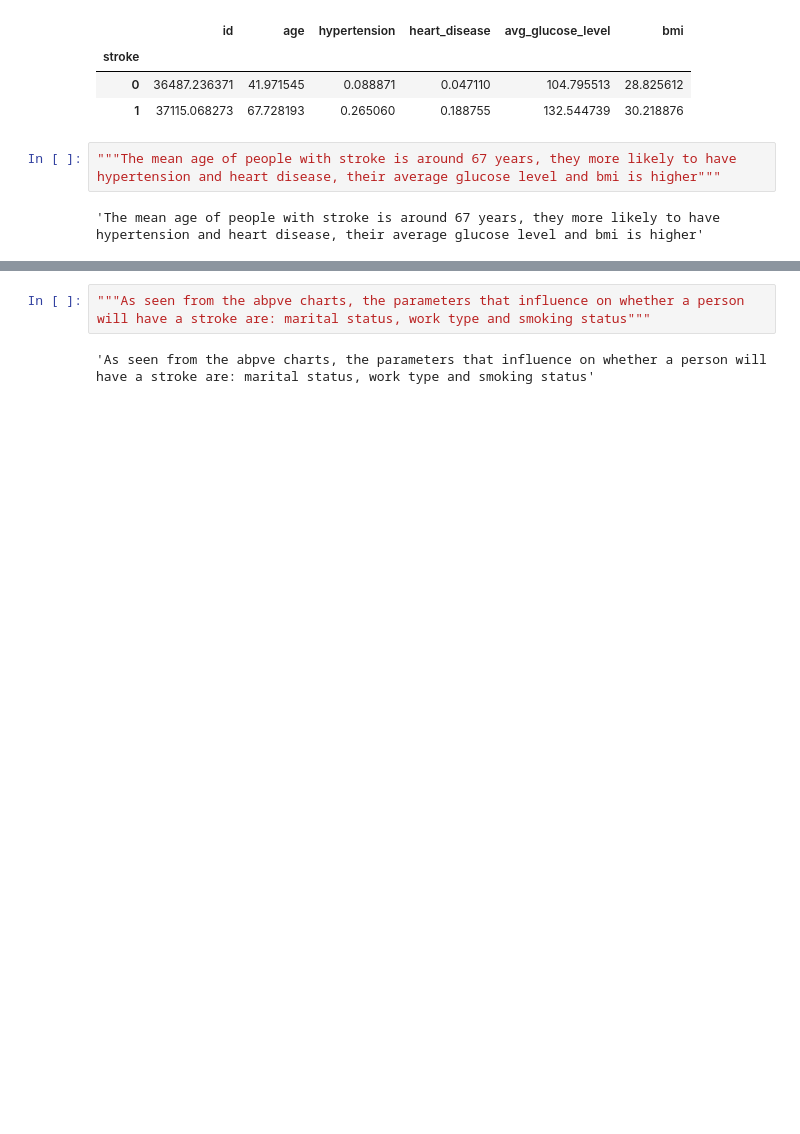
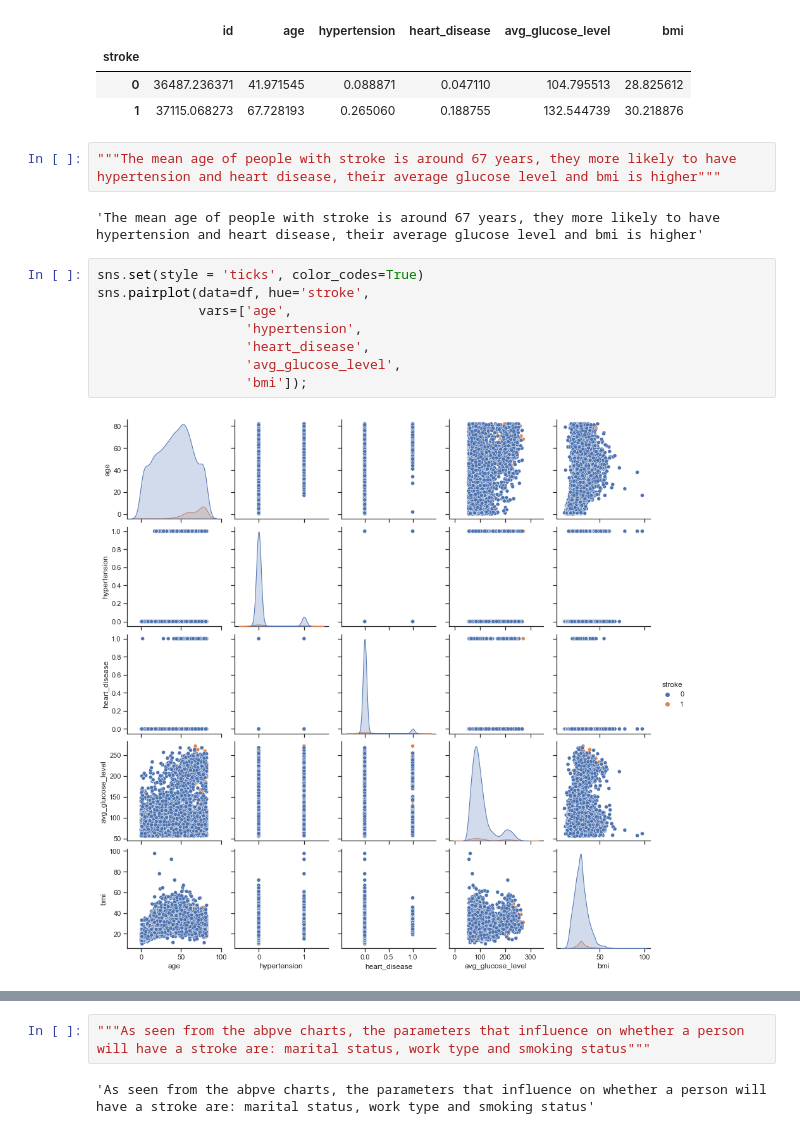
Before and after one commit to VolhaP87/Stroke_Prediction_Analysis, a Jupyter notebook: Stroke_prediction1.ipynb, the cells around one changed output, grey strips where cells are left out. Cells and saved outputs as stored; diff of their text form; blank space fills up the shorter version.

```diff
--- a/Stroke_prediction1.ipynb
+++ b/Stroke_prediction1.ipynb
@@ -100,4 +100,14 @@ df.groupby('stroke').mean()
 """The mean age of people with stroke is around 67 years, they more likely to have hypertension and heart disease, their average glucose level and bmi is higher"""
 # %% [output]
 'The mean age of people with stroke is around 67 years, they more likely to have hypertension and heart disease, their average glucose level and bmi is higher'
+# %%
+sns.set(style = 'ticks', color_codes=True)
+sns.pairplot(data=df, hue='stroke',
+             vars=['age',
+                   'hypertension',
+                   'heart_disease',
+                   'avg_glucose_level',
+                   'bmi']);
+# %% [output]
+[figure, added]
 # %%
```
Also changed, not shown: parts of 45 cells of this notebook.
